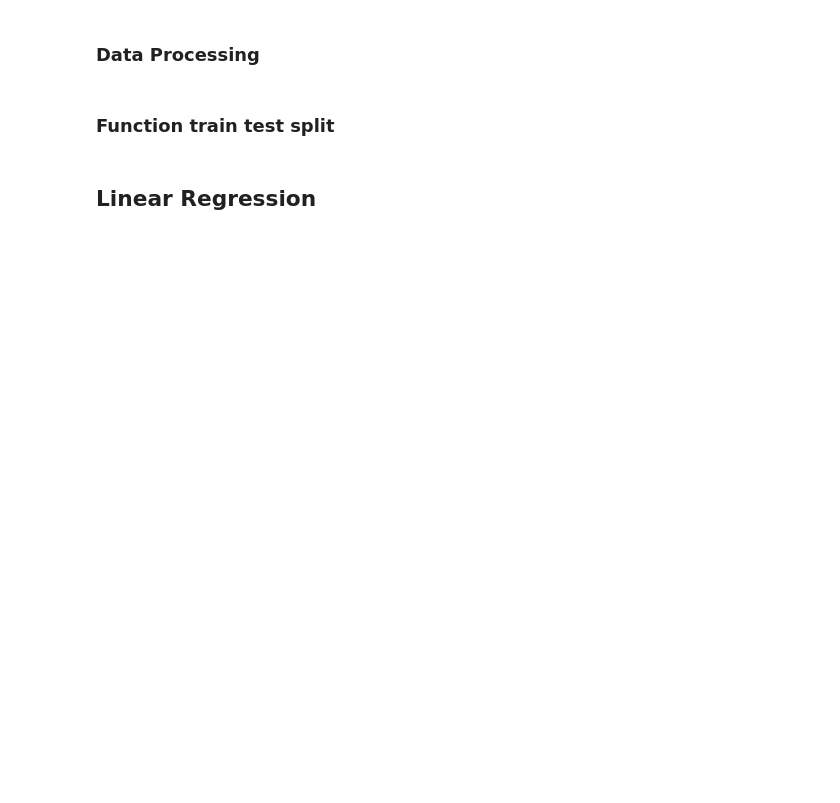
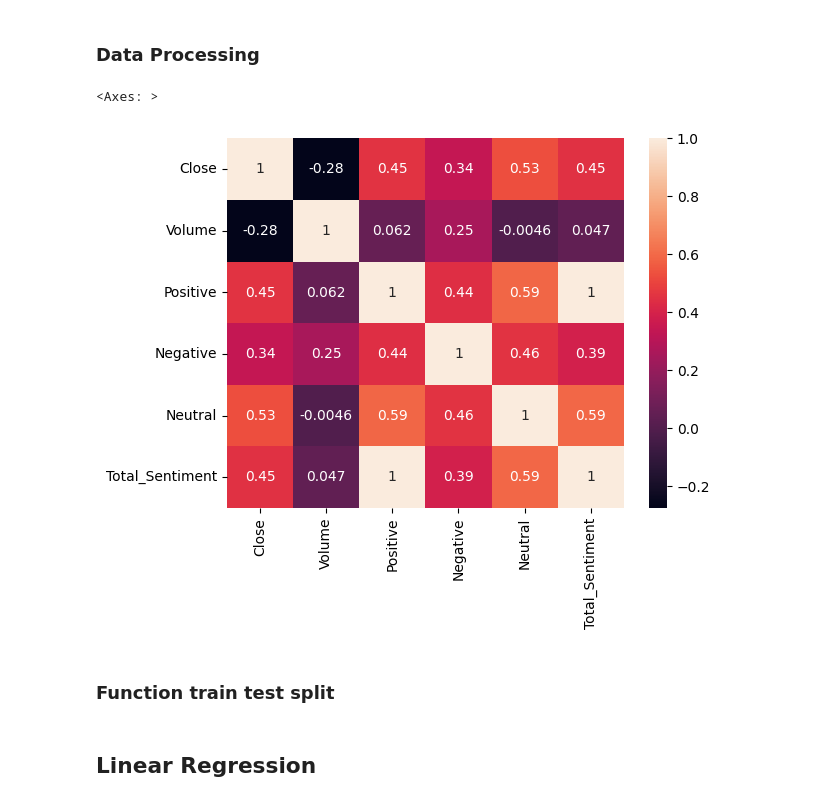
Before and after one commit to kianwai96/Stock-Price-Prediction, a Jupyter notebook: ML models.ipynb, the cells around one changed output. Drawn from its saved outputs; the diff is of its cells as text; code cells hidden in the pictures; blank space fills up the shorter version.

```diff
--- a/ML models.ipynb
+++ b/ML models.ipynb
@@ -22,4 +37,4 @@ df = pd.DataFrame(result, columns = ['Date', 'Open', 'High', 'Low', 'Close', 'Vo
 
 df.set_index('Date', drop = True, inplace=True)
 date = df.index
-df.drop(['Open', 'High', 'Low', 'Dividends', 'Stock_Splits', 'Score', 'Positive',	'Negative',	'Neutral'], inplace=True, axis=1)
+df.drop(['Open', 'High', 'Low', 'Dividends', 'Stock_Splits', 'Score'], inplace=True, axis=1)
@@ -59,3 +64,8 @@ df_transformed.set_index(df_date, inplace=True)
+# %%
+sns.heatmap(df.corr(),annot=True)
+# %% [output]
+<Axes: >
+[figure, added]
 # %% [markdown]
 ### Function train test split
 # %%
```
Also changed, not shown: parts of 72 cells of this notebook.
